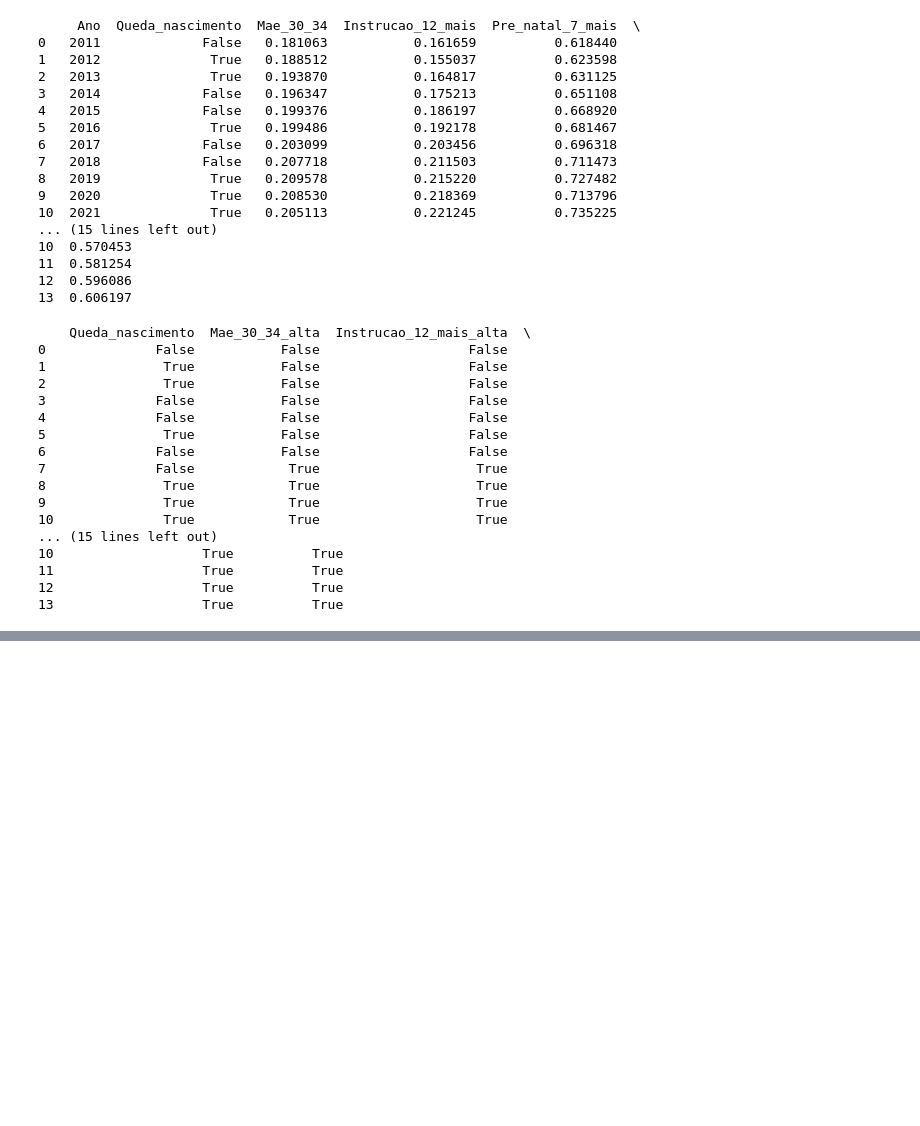
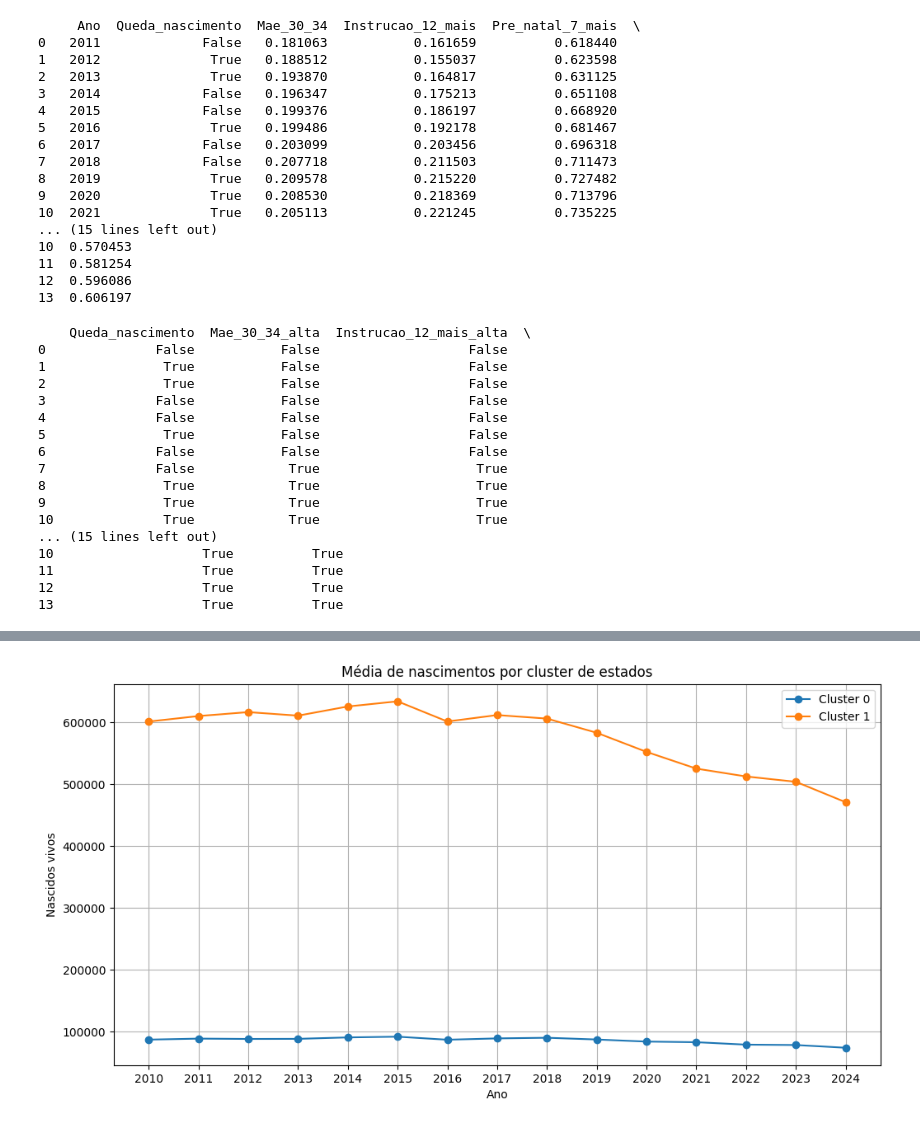
Before and after one commit to nataliathomazelliferreira/mineracao_dados_natalidade, a Jupyter notebook: codigo.ipynb, the cells around one changed output, grey strips where cells are left out. Cells and saved outputs as stored; diff of their text form; code cells hidden in the pictures; blank space fills up the shorter version.

```diff
--- a/codigo.ipynb
+++ b/codigo.ipynb
@@ -465,0 +591,12 @@ regras.to_csv('regras_associacao.csv', index=False)
+# %%
+kmeans = KMeans(n_clusters=2, random_state=42, n_init=10)
+
+estados['Cluster'] = kmeans.fit_predict(X_scaled)
+
+estados['Queda_%'] = ((estados['2024'] - estados['2010']) / estados['2010']) * 100
+
+resultado_cluster = estados[
+    [coluna_estado, '2010', '2024', 'Queda_%', 'Cluster']
+].sort_values('Cluster')
+
+print(resultado_cluster)
@@ -465,0 +621,21 @@ regras.to_csv('regras_associacao.csv', index=False)
+# %%
+media_clusters = estados.groupby('Cluster')[anos_brasil].mean()
+
+plt.figure(figsize=(12,6))
+
+for cluster in media_clusters.index:
+    plt.plot(
+        anos_brasil,
+        media_clusters.loc[cluster],
+        marker='o',
+        label=f'Cluster {cluster}'
+    )
+
+plt.title('Média de nascimentos por cluster de estados')
+plt.xlabel('Ano')
+plt.ylabel('Nascidos vivos')
+plt.legend()
+plt.grid(True)
+plt.show()
+# %% [output]
+[figure, added]
```
Also changed, not shown: parts of 32 cells of this notebook, 4 other files.
